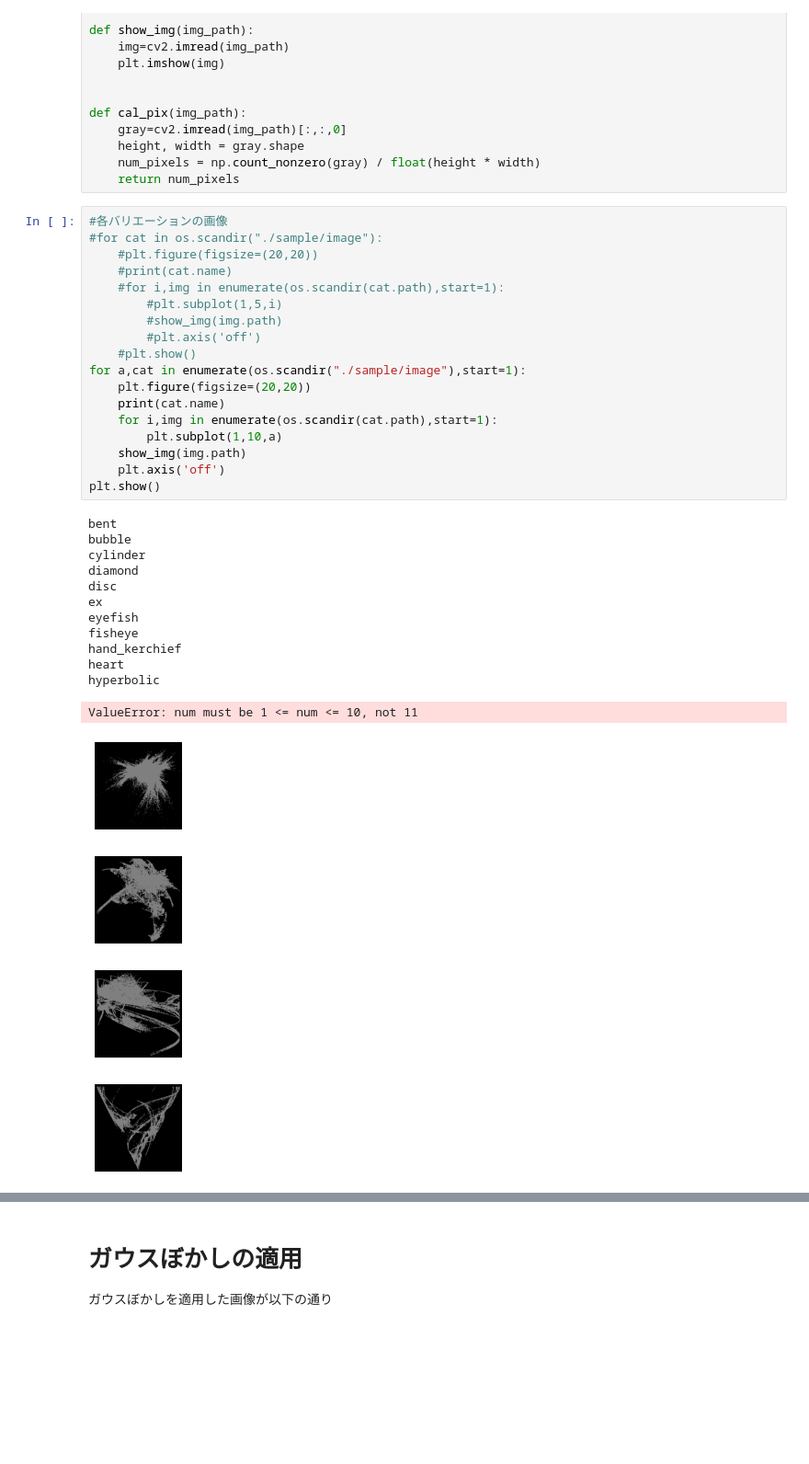
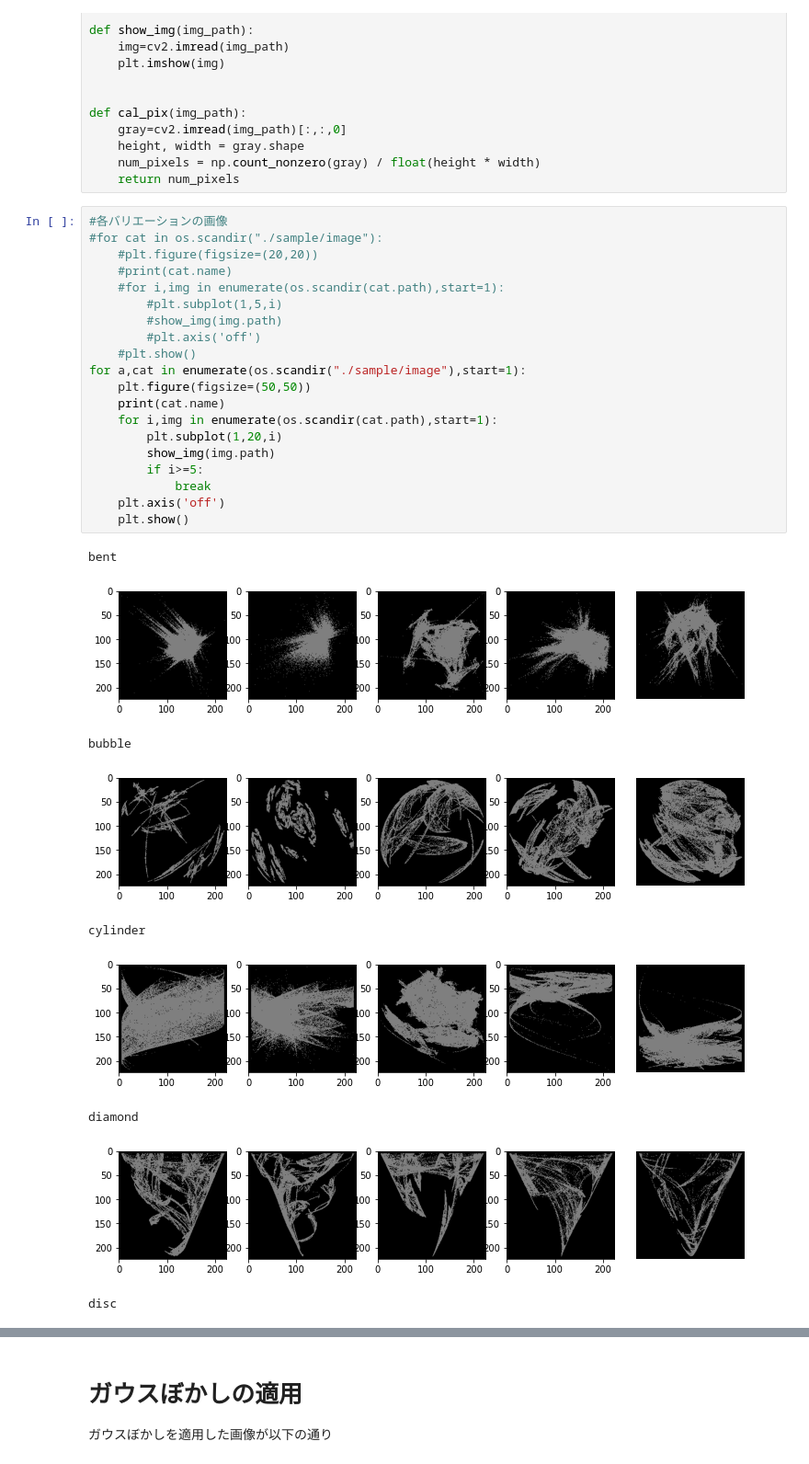
Before and after one commit to saityyy/generate_fractal, a Jupyter notebook: info.ipynb, the cells around one changed output, grey strips where cells are left out. Shown at 92% size. Cells and saved outputs as stored; diff of their text form; blank space fills up the shorter version.

```diff
--- a/info.ipynb
+++ b/info.ipynb
@@ -29,35 +29,30 @@ def cal_pix(img_path):
 # %%
 #各バリエーションの画像
 #for cat in os.scandir("./sample/image"):
     #plt.figure(figsize=(20,20))
     #print(cat.name)
     #for i,img in enumerate(os.scandir(cat.path),start=1):
         #plt.subplot(1,5,i)
         #show_img(img.path)
         #plt.axis('off')
     #plt.show()
 for a,cat in enumerate(os.scandir("./sample/image"),start=1):
-    plt.figure(figsize=(20,20))
+    plt.figure(figsize=(50,50))
     print(cat.name)
     for i,img in enumerate(os.scandir(cat.path),start=1):
-        plt.subplot(1,10,a)
-    show_img(img.path)
+        plt.subplot(1,20,i)
+        show_img(img.path)
+        if i>=5:
+            break
     plt.axis('off')
-plt.show()
+    plt.show()
 # %% [output]
 bent
-bubble
-cylinder
-diamond
-disc
-ex
-eyefish
-fisheye
-hand_kerchief
-heart
-hyperbolic
+[figure, new version]
-ValueError: num must be 1 <= num <= 10, not 11
+bubble
-[figure, old version]
-[figure, old version]
+[figure, new version]
+cylinder
-[figure, old version]
+[figure, new version]
+diamond
-[figure, old version]
+[figure, new version]
+disc
```
Also changed, not shown: parts of 7 cells of this notebook, 2 other files.
